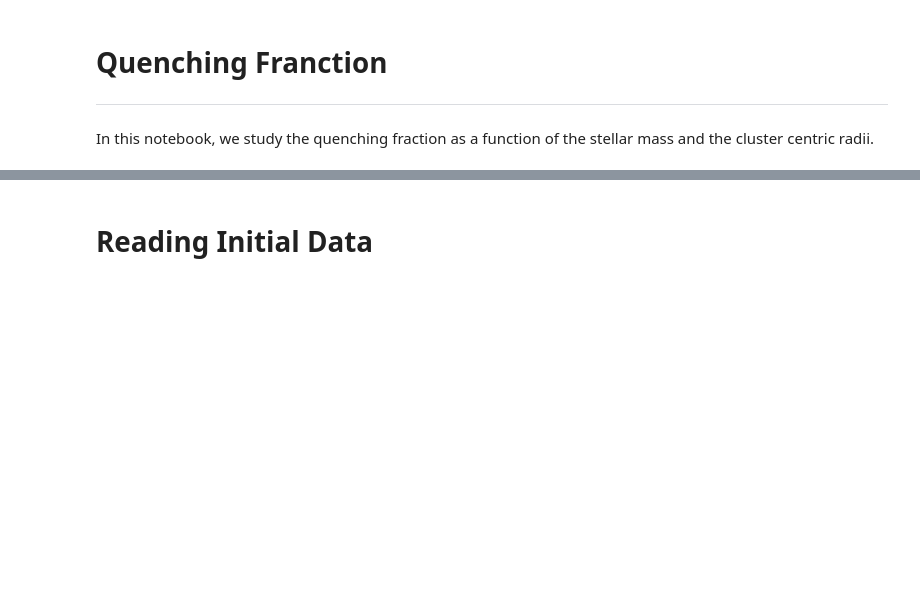
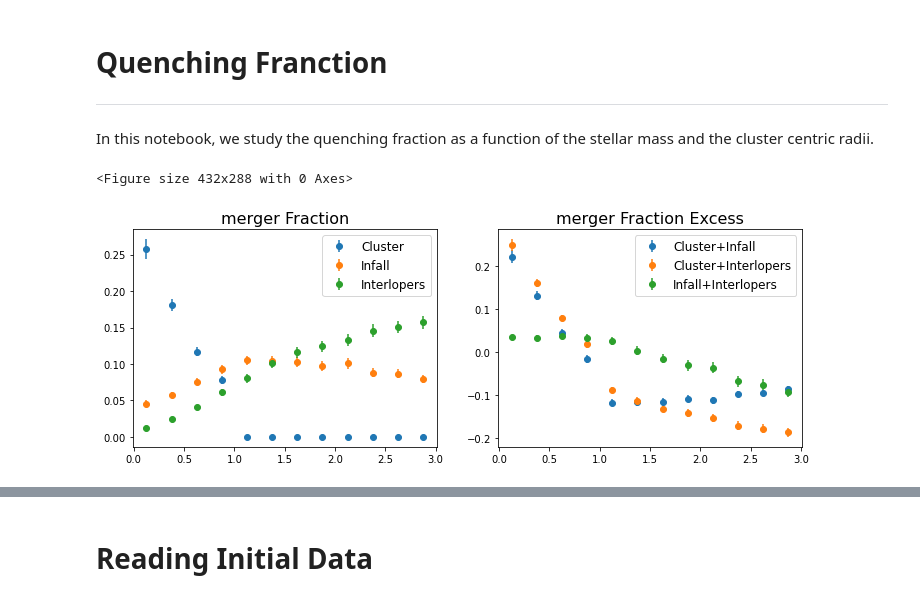
Before and after one commit to estevesjh/galaxyFormation, a Jupyter notebook: notebooks/QuenchingFractionExcess.ipynb, the cells around one changed output, grey strips where cells are left out. Saved outputs shown, nothing was run; the diff lists cells and outputs as text; code cells hidden in the pictures; blank space fills up the shorter version.

```diff
--- a/notebooks/QuenchingFractionExcess.ipynb
+++ b/notebooks/QuenchingFractionExcess.ipynb
@@ -9,3 +9,37 @@ from file_loc import FileLocs
 import numpy as np
 import matplotlib.pyplot as plt
 import astropy.io.ascii as at
+# %%
+label1 = ['Cluster', 'Infall', 'Interlopers']
+label2 = ['Cluster+Infall', 'Cluster+Interlopers', 'Infall+Interlopers']
+
+def plot_fraction_pannel(method, prop, xscale=False):
+    if method=='free_fall':
+        xscale = True
+
+    x = np.loadtxt(file_base.format(type=prop, prop=method)).T
+
+    plt.clf()
+    fig = plt.figure(figsize=(12,4))
+    plt.subplot(1, 2, 1)
+    for i in range(3):
+        ii = 2*i + 1
+        plt.errorbar(x[0], x[ii], yerr=x[ii+1], label=label1[i], fmt='o')
+
+    if xscale:
+        plt.xscale('log')
+    plt.legend(fontsize=12)
+    #plt.xlabel(r'Log($M_\star/M_{\odot}$)',fontsize=16)
+    plt.title('%s Fraction'%prop,fontsize=16)
+
+    plt.subplot(1, 2, 2)
+    for i in range(3):
+        ii = (2*i + 1)+6
+        plt.errorbar(x[0], x[ii], yerr=x[ii+1], label=label2[i], fmt='o')
+    plt.legend(fontsize=12)
+    #plt.xlabel(r'Log($M_\star/M_{\odot}$)',fontsize=18)
+    plt.title('%s Fraction Excess'%prop,fontsize=16)
+    if xscale:
+        plt.xscale('log')
+    del x
+#     plt.ylim(-0.02,1.05)
@@ -11,0 +48,5 @@ import astropy.io.ascii as at
+# %%
+plot_fraction_pannel('radii','merger')
+# %% [output]
+<Figure size 432x288 with 0 Axes>
+[figure, added]
```
Also changed, not shown: parts of 11 cells of this notebook, 39 other files.
